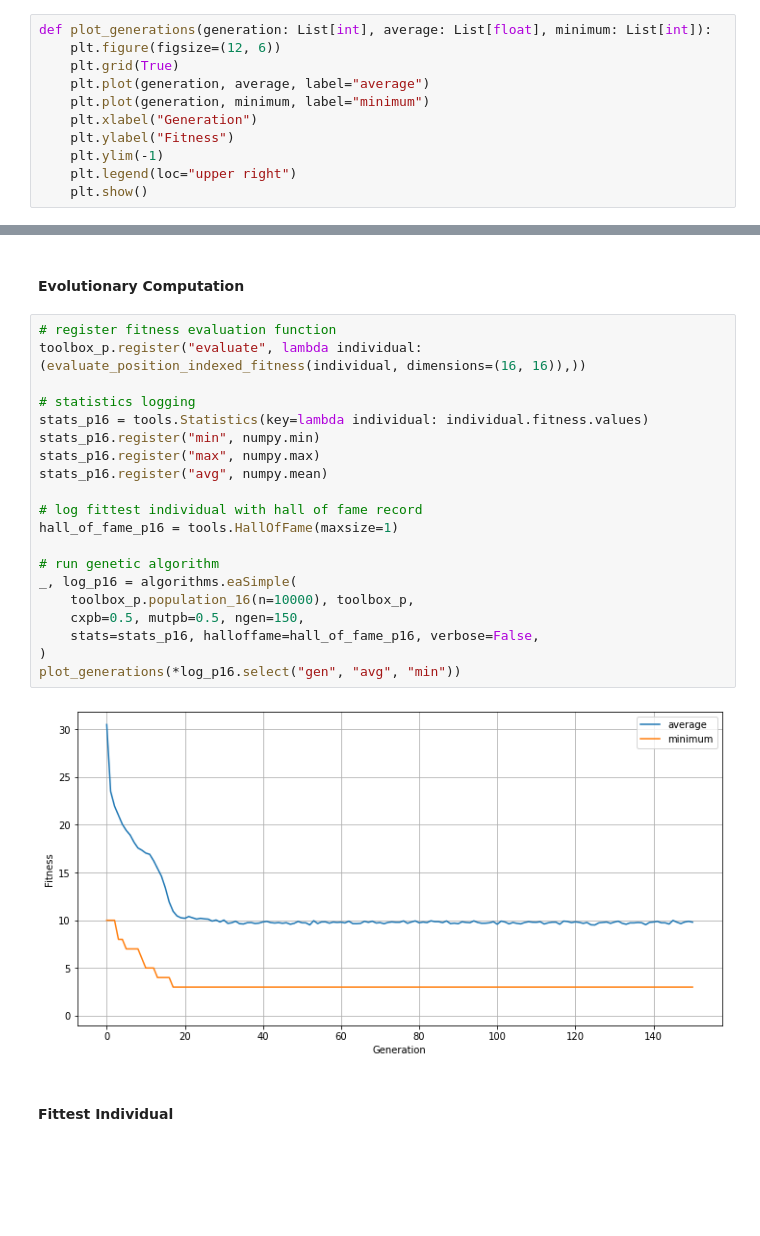
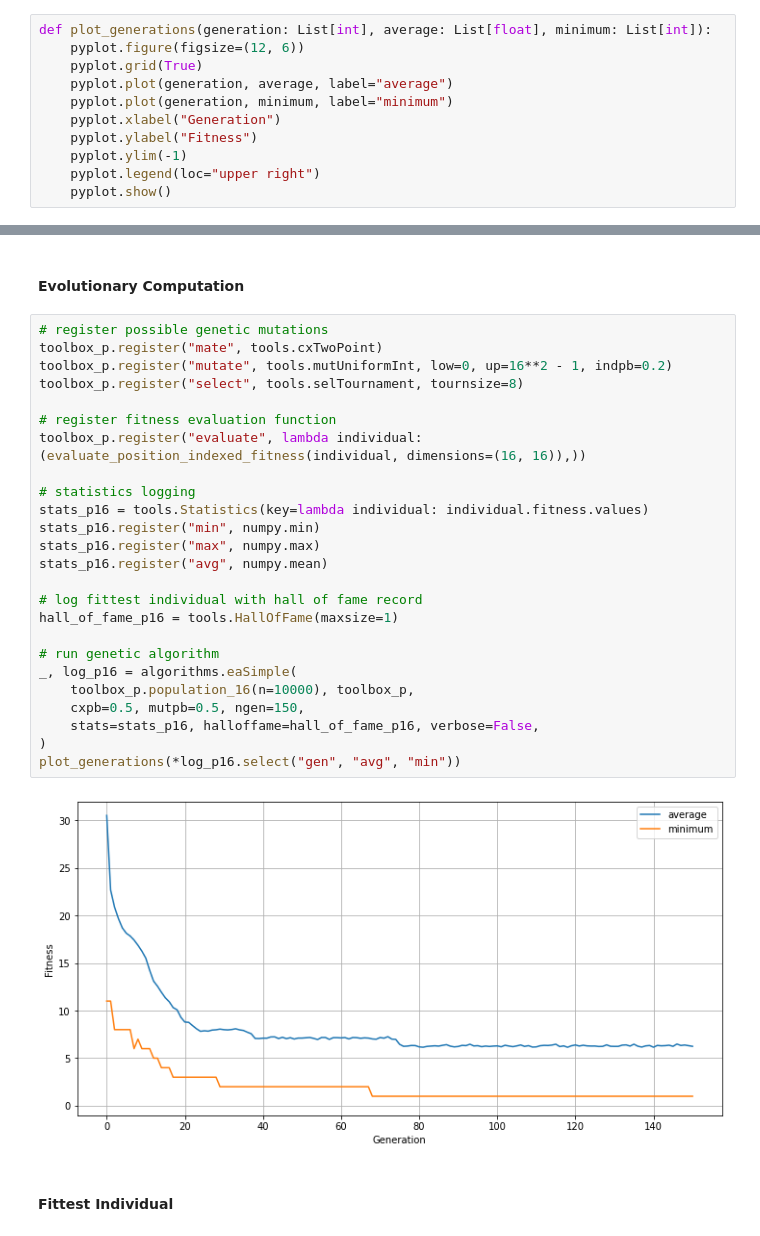
Before and after one commit to concision/n-queens, a Jupyter notebook: notebook.ipynb, the cells around one changed output, grey strips where cells are left out. Cells and saved outputs as stored; diff of their text form; blank space fills up the shorter version.

```diff
--- a/notebook.ipynb
+++ b/notebook.ipynb
@@ -34,15 +44,15 @@ DEAP version: 1.3
 #### Visualization Plotter
 # %%
 def plot_generations(generation: List[int], average: List[float], minimum: List[int]):
-    plt.figure(figsize=(12, 6))
-    plt.grid(True)
-    plt.plot(generation, average, label="average")
-    plt.plot(generation, minimum, label="minimum")
-    plt.xlabel("Generation")
-    plt.ylabel("Fitness")
-    plt.ylim(-1)
-    plt.legend(loc="upper right")
-    plt.show()
+    pyplot.figure(figsize=(12, 6))
+    pyplot.grid(True)
+    pyplot.plot(generation, average, label="average")
+    pyplot.plot(generation, minimum, label="minimum")
+    pyplot.xlabel("Generation")
+    pyplot.ylabel("Fitness")
+    pyplot.ylim(-1)
+    pyplot.legend(loc="upper right")
+    pyplot.show()
 # %% [markdown]
 <hr style="border-top: 2px solid #444">
 # %% [markdown]
@@ -169,27 +193,32 @@ Fitness: (1.0,)
 # %% [markdown]
 #### Evolutionary Computation
 # %%
+# register possible genetic mutations
+toolbox_p.register("mate", tools.cxTwoPoint)
+toolbox_p.register("mutate", tools.mutUniformInt, low=0, up=16**2 - 1, indpb=0.2)
+toolbox_p.register("select", tools.selTournament, tournsize=8)
+
 # register fitness evaluation function
 toolbox_p.register("evaluate", lambda individual: (evaluate_position_indexed_fitness(individual, dimensions=(16, 16)),))
 
 # statistics logging
 stats_p16 = tools.Statistics(key=lambda individual: individual.fitness.values)
 stats_p16.register("min", numpy.min)
 stats_p16.register("max", numpy.max)
 stats_p16.register("avg", numpy.mean)
 
 # log fittest individual with hall of fame record
 hall_of_fame_p16 = tools.HallOfFame(maxsize=1)
 
 # run genetic algorithm
 _, log_p16 = algorithms.eaSimple(
     toolbox_p.population_16(n=10000), toolbox_p,
     cxpb=0.5, mutpb=0.5, ngen=150,
     stats=stats_p16, halloffame=hall_of_fame_p16, verbose=False,
 )
 plot_generations(*log_p16.select("gen", "avg", "min"))
 # %% [output]
-[figure, old version]
+[figure, new version]
 # %% [markdown]
 #### Fittest Individual
 # %%
```
Also changed, not shown: parts of 37 cells of this notebook.
